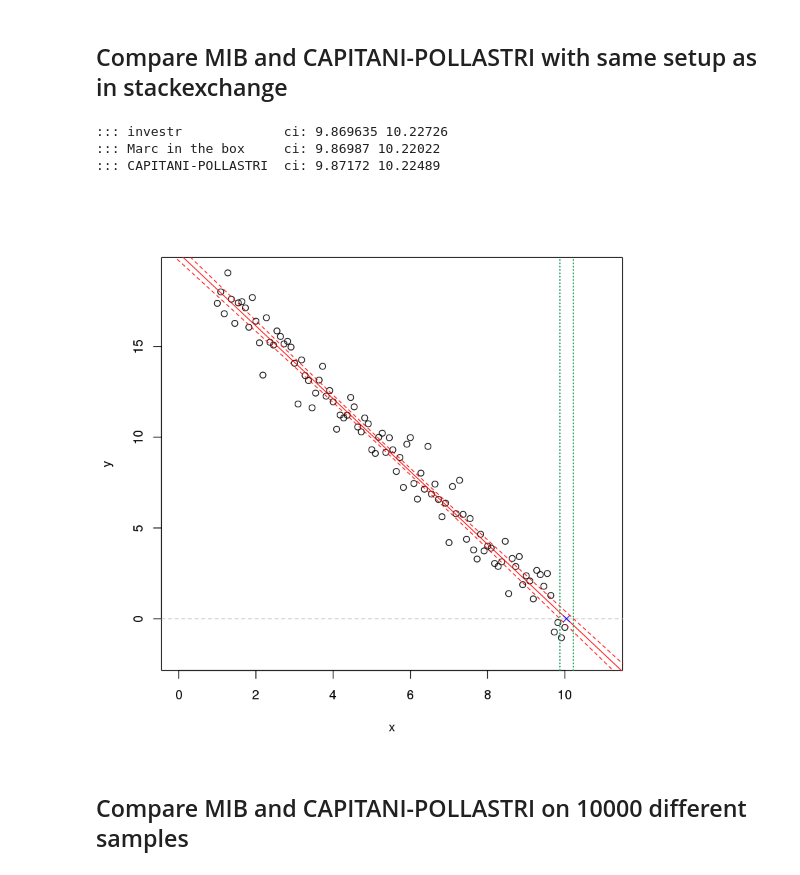
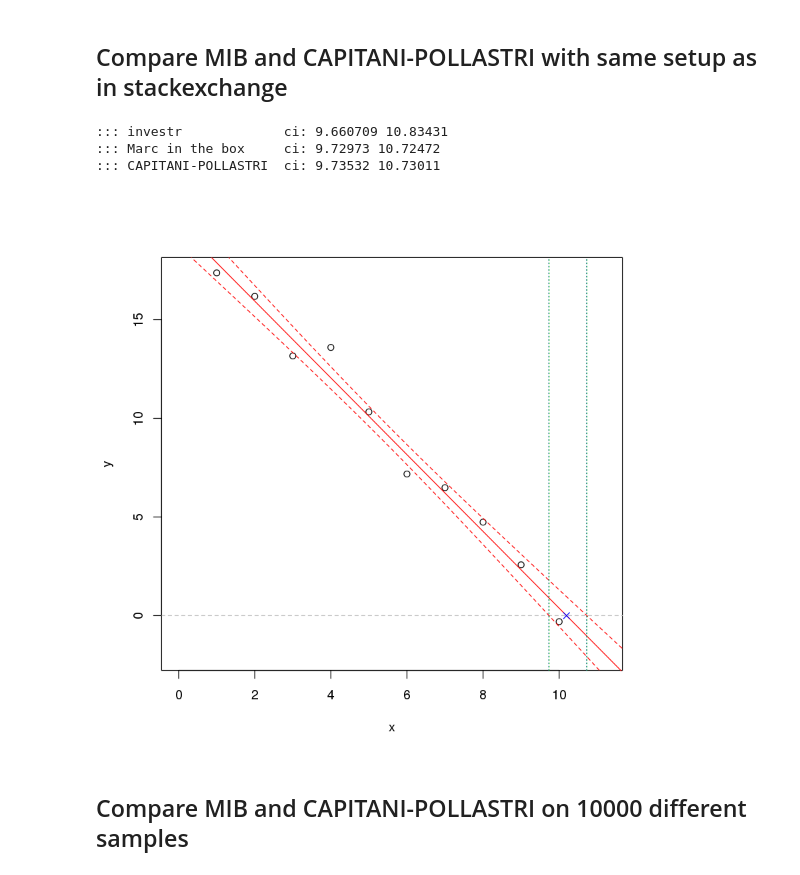
Before and after one commit to adrienrenaud/stackExchange, a Jupyter notebook: crossValidated/q221630/answer.ipynb, the cells around one changed output. Cells and saved outputs as stored; diff of their text form; code cells hidden in the pictures.

```diff
--- a/crossValidated/q221630/answer.ipynb
+++ b/crossValidated/q221630/answer.ipynb
@@ -110,8 +102,8 @@ Quantile_W <- function(q, mu_X,mu_Y,sigma_X,sigma_Y,rho)
 ## Compare MIB and CAPITANI-POLLASTRI with same setup as in stackexchange
 # %%
 set.seed(1)
-#x <- 1:10
-x <- seq(1,10, length.out=100)
+x <- 1:10
+#x <- seq(1,10, length.out=100)
 a <- 20
 b <- -2
 y <- a + b*x + rnorm(length(x), mean=0, sd=1)
@@ -137,37 +129,37 @@ lines(yplus ~ x, newdat, col=2, lty=2)
 lines(yminus ~ x, newdat, col=2, lty=2)
 
 # approximate CI of XINT
 lwr <- newdat$x[which.min((newdat$yminus-0)^2)]
 upr <- newdat$x[which.min((newdat$yplus-0)^2)]
 abline(v=c(lwr, upr), lty=3, col=4)
 
 # from CAPITANI-POLLASTRI
 v <- vcov(fit)
 sigma_intercept <- sqrt(v[1,1])
 sigma_slope <- sqrt(v[2,2])
 rho <- v[2,1]/(sigma_slope*sigma_intercept)
 slope <- coef(fit)[2]
 intercept <- coef(fit)[1]
 
 qlwr <- Quantile_W(lwr_q, -slope, intercept, sigma_slope, sigma_intercept, -rho)
 cp_lwr <- qlwr$root
 qupr = Quantile_W(upr_q, -slope, intercept, sigma_slope, sigma_intercept, -rho)
 cp_upr <- qupr$root
 
 abline(v=c(cp_lwr, cp_upr), lty=3, col=3)
 
 # from investr
 res_investr <- calibrate(fit, y0=0, interval="inversion", level=cl,  mean.response=TRUE)
 
 
 cat('::: investr             ci:', res_investr$lower, res_investr$upper, '\n')
 cat('::: Marc in the box     ci:', lwr, upr, '\n')
 cat('::: CAPITANI-POLLASTRI  ci:', cp_lwr, cp_upr)
 # %% [output]
-::: investr             ci: 9.869635 10.22726
-::: Marc in the box     ci: 9.86987 10.22022
-::: CAPITANI-POLLASTRI  ci: 9.87172 10.22489
+::: investr             ci: 9.660709 10.83431
+::: Marc in the box     ci: 9.72973 10.72472
+::: CAPITANI-POLLASTRI  ci: 9.73532 10.73011
-[figure, old version]
+[figure, new version]
 # %% [markdown]
 ## Compare MIB and CAPITANI-POLLASTRI on 10000 different samples
 # %%
```
Also changed, not shown: parts of 10 cells of this notebook.
